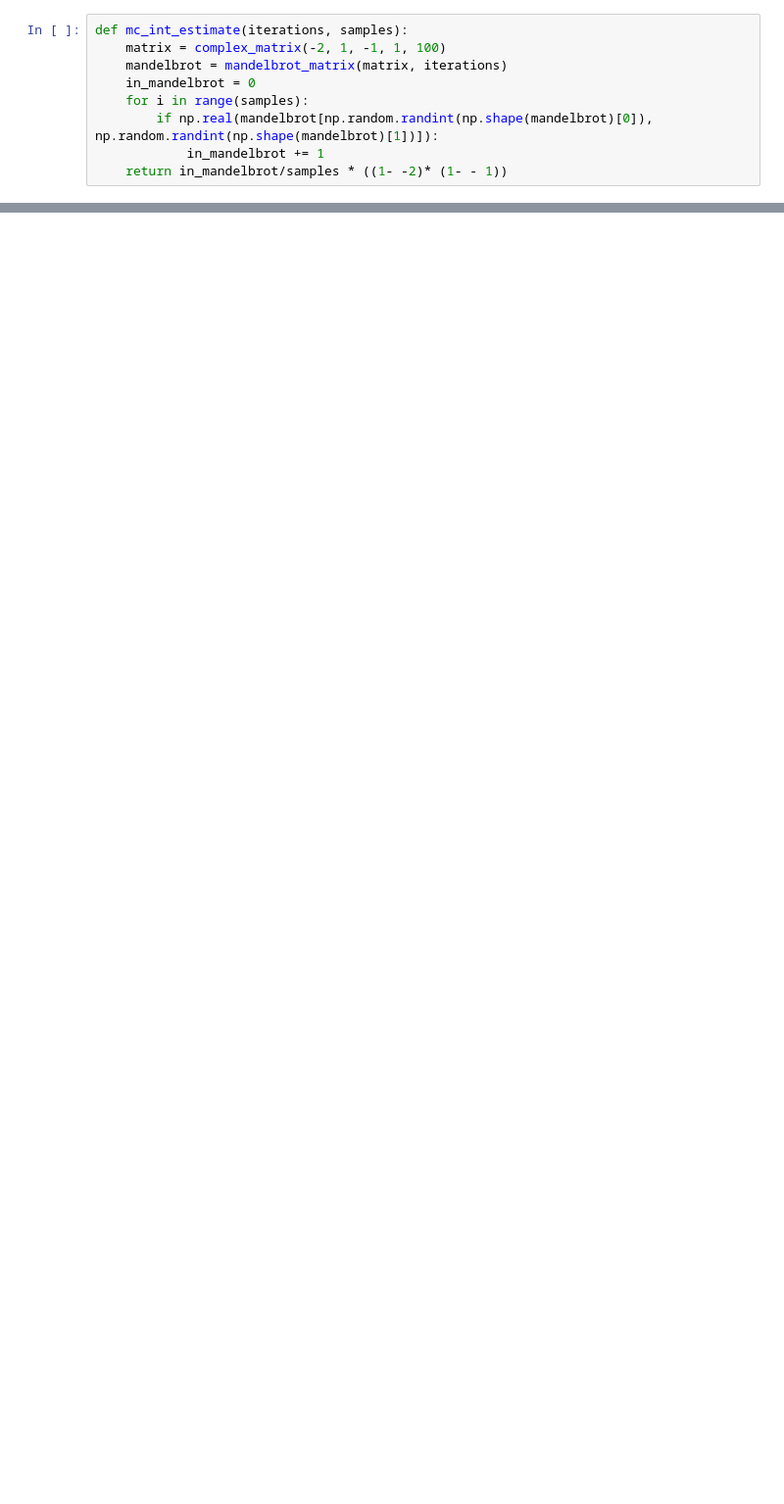
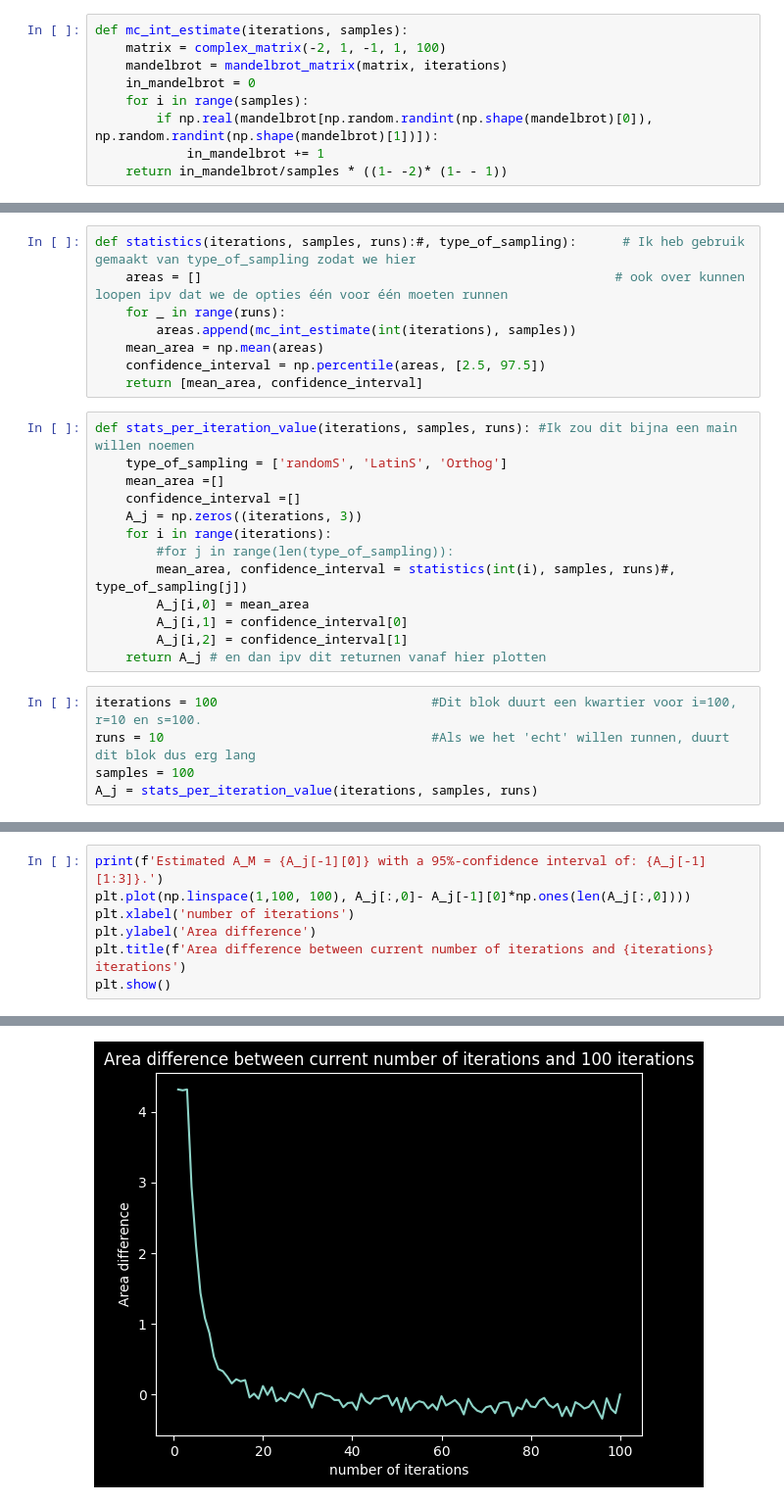
Before and after one commit to arendgeerlofs/Stochastic_Simulation, a Jupyter notebook: Assignment 1.ipynb, the cells around one changed output, grey strips where cells are left out. Shown at 98% size. Cells and saved outputs as stored; diff of their text form; blank space fills up the shorter version.

```diff
--- a/Assignment 1.ipynb
+++ b/Assignment 1.ipynb
@@ -49,0 +58,26 @@ plt.plot(l)
+# %%
+def statistics(iterations, samples, runs):#, type_of_sampling):      # Ik heb gebruik gemaakt van type_of_sampling zodat we hier
+    areas = []                                                      # ook over kunnen loopen ipv dat we de opties één voor één moeten runnen
+    for _ in range(runs):
+        areas.append(mc_int_estimate(int(iterations), samples))
+    mean_area = np.mean(areas)
+    confidence_interval = np.percentile(areas, [2.5, 97.5])
+    return [mean_area, confidence_interval]
+# %%
+def stats_per_iteration_value(iterations, samples, runs): #Ik zou dit bijna een main willen noemen
+    type_of_sampling = ['randomS', 'LatinS', 'Orthog']
+    mean_area =[]
+    confidence_interval =[]
+    A_j = np.zeros((iterations, 3))
+    for i in range(iterations):
+        #for j in range(len(type_of_sampling)):
+        mean_area, confidence_interval = statistics(int(i), samples, runs)#, type_of_sampling[j])
+        A_j[i,0] = mean_area
+        A_j[i,1] = confidence_interval[0]
+        A_j[i,2] = confidence_interval[1]
+    return A_j # en dan ipv dit returnen vanaf hier plotten
+# %%
+iterations = 100                            #Dit blok duurt een kwartier voor i=100, r=10 en s=100.
+runs = 10                                   #Als we het 'echt' willen runnen, duurt dit blok dus erg lang
+samples = 100
+A_j = stats_per_iteration_value(iterations, samples, runs)
@@ -49,0 +86,8 @@ plt.plot(l)
+# %%
+print(f'Estimated A_M = {A_j[-1][0]} with a 95%-confidence interval of: {A_j[-1][1:3]}.')
+plt.plot(np.linspace(1,100, 100), A_j[:,0]- A_j[-1][0]*np.ones(len(A_j[:,0])))
+plt.xlabel('number of iterations')
+plt.ylabel('Area difference')
+plt.title(f'Area difference between current number of iterations and {iterations} iterations')
+plt.show()
+# %% [output]
@@ -49,0 +95 @@ plt.plot(l)
+[figure, added]
```
Also changed, not shown: parts of 4 cells of this notebook, 1 other file.
